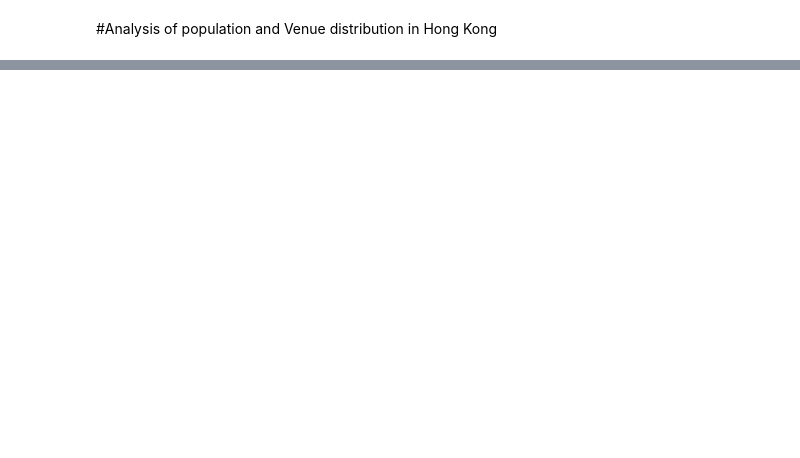
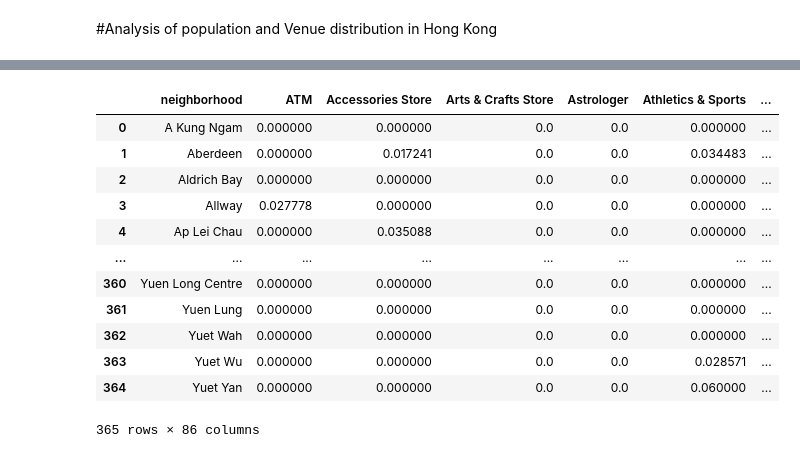
Before and after one commit to michaeltmk/IBM-Data-Science-Capstone-Project, a Jupyter notebook: capstone.ipynb, the cells around one changed output, grey strips where cells are left out. Cells and saved outputs as stored; diff of their text form; code cells hidden in the pictures; blank space fills up the shorter version.

```diff
--- a/capstone.ipynb
+++ b/capstone.ipynb
@@ -22,0 +184,3 @@ The Hong Kong population data was downloaded from the Hong Kong government websi
+# %%
+#spilt into 8 df avoid error
+dfs = [neighborhood_df.iloc[x:x+50,:] for x in [0,50,100,150,200,250,300,350]]
@@ -22,0 +426,23 @@ The Hong Kong population data was downloaded from the Hong Kong government websi
+# %%
+#Let's create a function to get venues from each Neighborhoods in HK.
+#let test on a single Neighborhood first
+
+#api account
+VERSION = '20180605'
+ACCESS_TOKEN = ACCESS_TOKEN_
+
+LIMIT = 100 # limit of number of venues returned by Foursquare API
+radius = 500 # define radius
+
+neighborhood_latitude, neighborhood_longitude = neighborhood_df.loc[0,['latitude','longitude']]
+print(neighborhood_df.loc[0,'neighborhood'])
+
+url = 'https://api.foursquare.com/v2/venues/explore?&v={}&ll={},{}&radius={}&limit={}&oauth_token={}'.format(
+    VERSION,
+    neighborhood_latitude,
+    neighborhood_longitude,
+    radius,
+    LIMIT,
+    ACCESS_TOKEN)
+results = requests.get(url).json()
+results
@@ -22,0 +541,25 @@ The Hong Kong population data was downloaded from the Hong Kong government websi
+# %%
+#one hot coding
+HK_onehot = pd.get_dummies(HK_venues[['Venue Category']], prefix="", prefix_sep="")
+HK_onehot['neighborhood'] = HK_venues['neighborhood']
+fixed_columns = [HK_onehot.columns[-1]] + list(HK_onehot.columns[:-1])
+HK_onehot = HK_onehot[fixed_columns]
+
+
+#group by mean of frequency
+HK_grouped = HK_onehot.groupby('neighborhood').mean().reset_index()
+HK_grouped
+# %% [output]
+|  | neighborhood | ATM | Accessories Store | Arts & Crafts Store | Astrologer | Athletics & Sports | ... |
+| 0 | A Kung Ngam | 0.000000 | 0.000000 | 0.0 | 0.0 | 0.000000 | ... |
+| 1 | Aberdeen | 0.000000 | 0.017241 | 0.0 | 0.0 | 0.034483 | ... |
+| 2 | Aldrich Bay | 0.000000 | 0.000000 | 0.0 | 0.0 | 0.000000 | ... |
+| 3 | Allway | 0.027778 | 0.000000 | 0.0 | 0.0 | 0.000000 | ... |
+| 4 | Ap Lei Chau | 0.000000 | 0.035088 | 0.0 | 0.0 | 0.000000 | ... |
+| ... | ... | ... | ... | ... | ... | ... | ... |
+| 360 | Yuen Long Centre | 0.000000 | 0.000000 | 0.0 | 0.0 | 0.000000 | ... |
+| 361 | Yuen Lung | 0.000000 | 0.000000 | 0.0 | 0.0 | 0.000000 | ... |
+| 362 | Yuet Wah | 0.000000 | 0.000000 | 0.0 | 0.0 | 0.000000 | ... |
+| 363 | Yuet Wu | 0.000000 | 0.000000 | 0.0 | 0.0 | 0.028571 | ... |
+| 364 | Yuet Yan | 0.000000 | 0.000000 | 0.0 | 0.0 | 0.060000 | ... |
+365 rows × 86 columns
```
Also changed, not shown: parts of 51 cells of this notebook.
